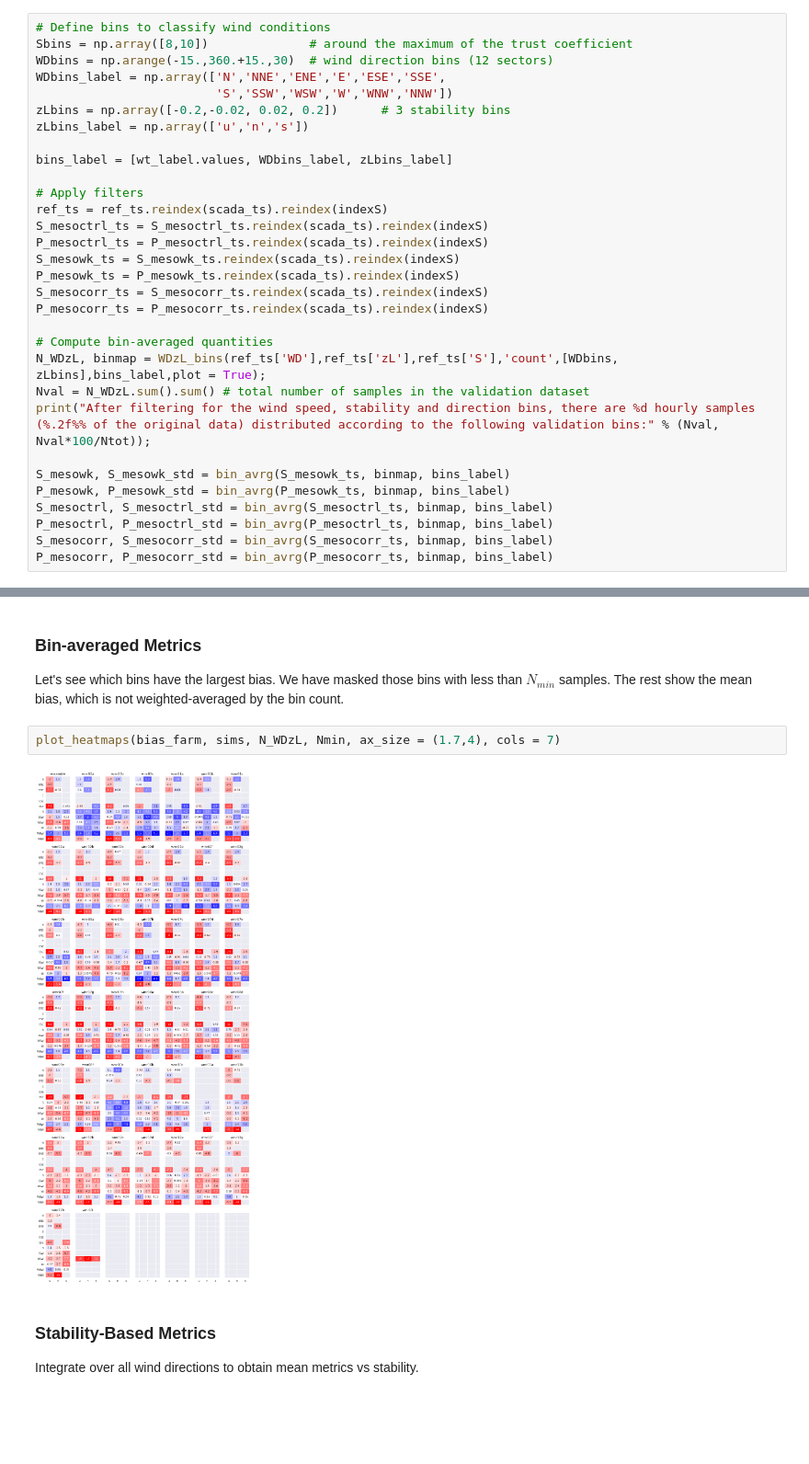
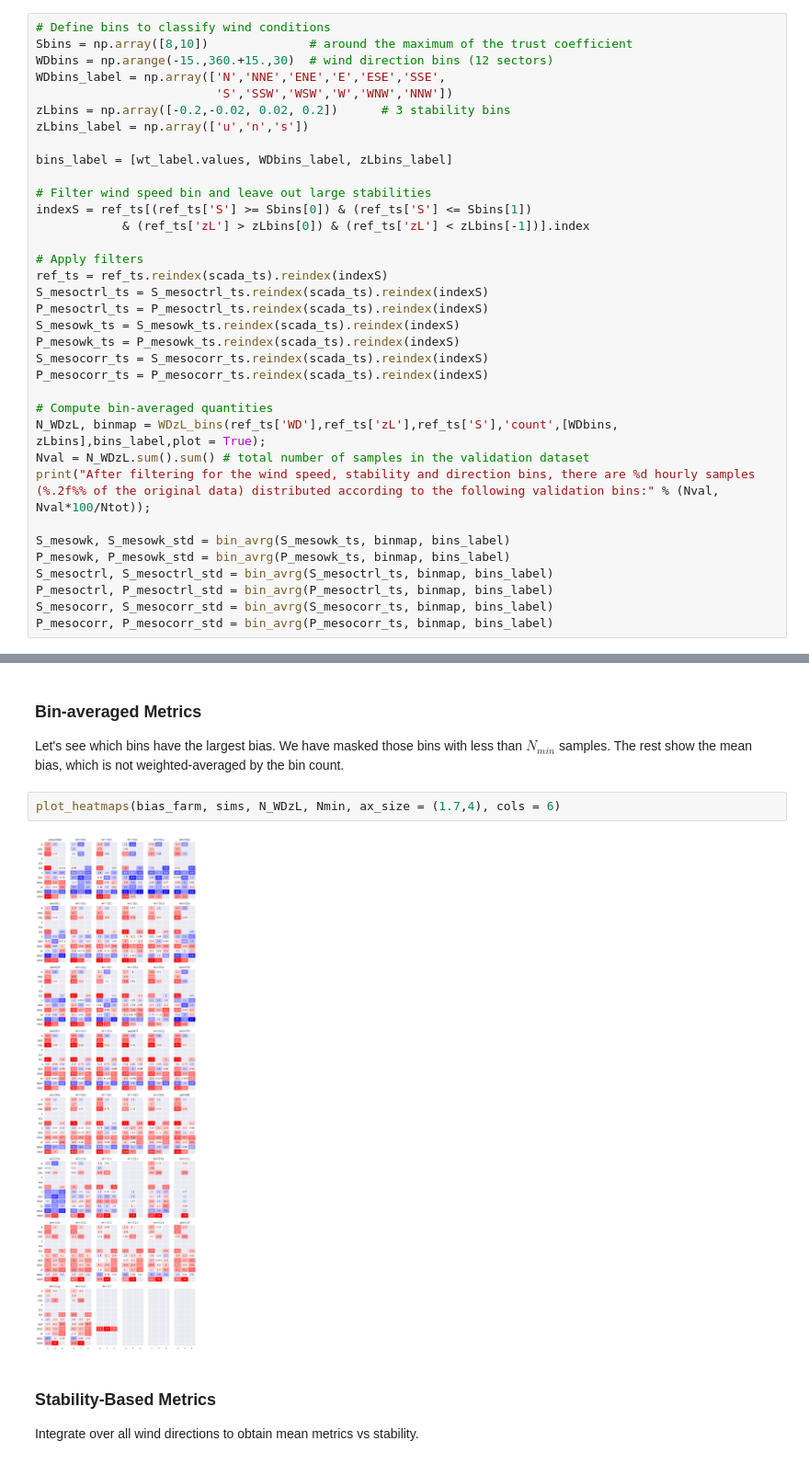
Before and after one commit to CENER-EPR/OWAbench, a Jupyter notebook: WestermostRough/WestermostRough_ArrayEfficiency.ipynb, the cells around one changed output, grey strips where cells are left out. Shown at 92% size. Drawn from its saved outputs; the diff is of its cells as text; blank space fills up the shorter version.

```diff
--- a/WestermostRough/WestermostRough_ArrayEfficiency.ipynb
+++ b/WestermostRough/WestermostRough_ArrayEfficiency.ipynb
@@ -155,6 +157,10 @@ zLbins = np.array([-0.2,-0.02, 0.02, 0.2])      # 3 stability bins
 zLbins_label = np.array(['u','n','s'])
 
 bins_label = [wt_label.values, WDbins_label, zLbins_label]
+
+# Filter wind speed bin and leave out large stabilities
+indexS = ref_ts[(ref_ts['S'] >= Sbins[0]) & (ref_ts['S'] <= Sbins[1])
+            & (ref_ts['zL'] > zLbins[0]) & (ref_ts['zL'] < zLbins[-1])].index
 
 # Apply filters
 ref_ts = ref_ts.reindex(scada_ts).reindex(indexS)
@@ -387,9 +359,9 @@ metrics = overall_metrics(eta_farm, bias_farm, mae_farm, sims, N_WDzL,
 ### Bin-averaged Metrics
 Let's see which bins have the largest bias. We have masked those bins with less than $N_{min}$ samples. The rest show the mean bias, which is not weighted-averaged by the bin count.
 # %%
-plot_heatmaps(bias_farm, sims, N_WDzL, Nmin, ax_size = (1.7,4), cols = 7)
+plot_heatmaps(bias_farm, sims, N_WDzL, Nmin, ax_size = (1.7,4), cols = 6)
 # %% [output]
-[figure, old version]
+[figure, new version]
 # %% [markdown]
 ### Stability-Based Metrics
 Integrate over all wind directions to obtain mean metrics vs stability.
```
Also changed, not shown: parts of 9 cells of this notebook, 6 other files.
